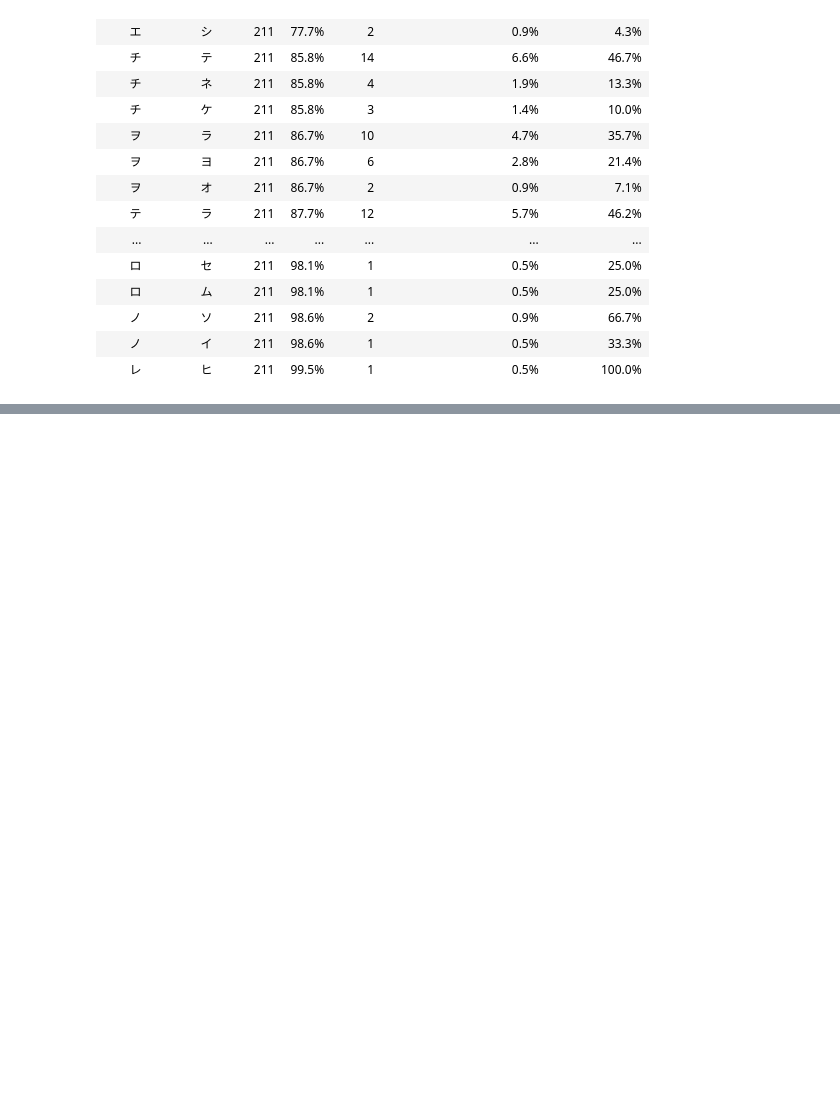
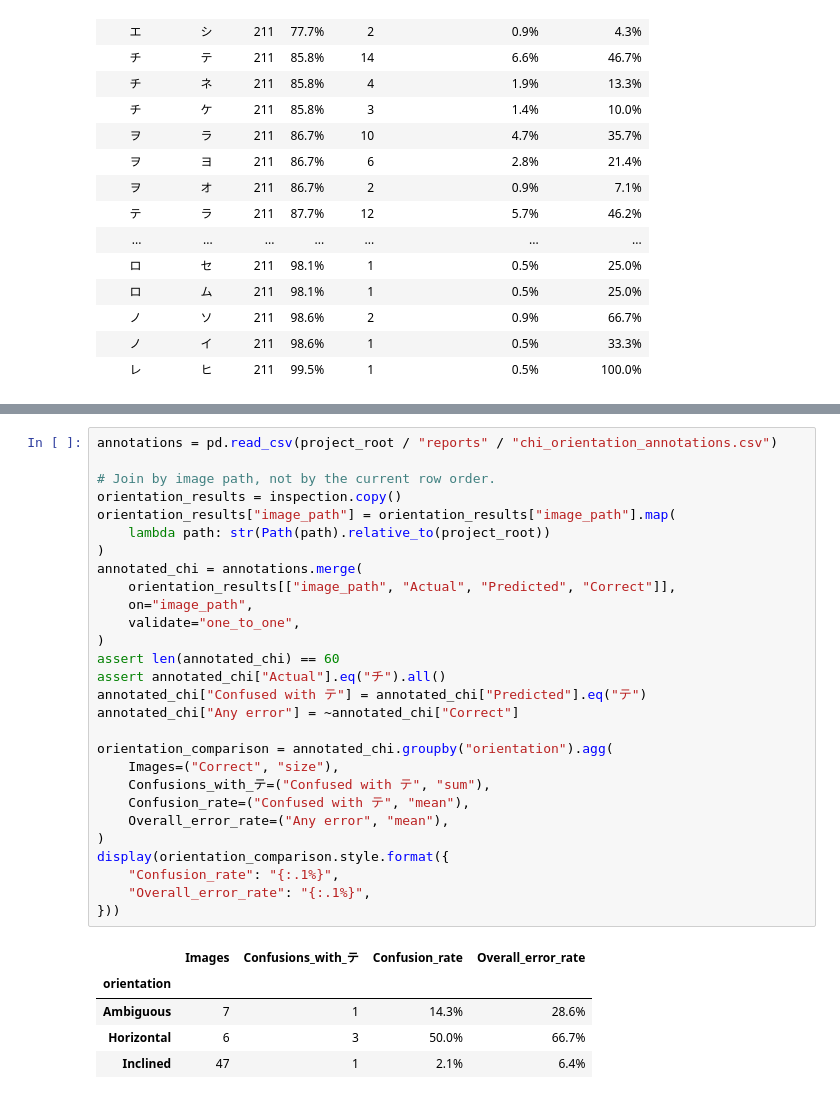
Before and after one commit to nailito/katakana-recognition, a Jupyter notebook: notebooks/04_model_training.ipynb, the cells around one changed output, grey strips where cells are left out. Cells and saved outputs as stored; diff of their text form; blank space fills up the shorter version.

```diff
--- a/notebooks/04_model_training.ipynb
+++ b/notebooks/04_model_training.ipynb
@@ -291,0 +379,34 @@ display(
+# %%
+annotations = pd.read_csv(project_root / "reports" / "chi_orientation_annotations.csv")
+
+# Join by image path, not by the current row order.
+orientation_results = inspection.copy()
+orientation_results["image_path"] = orientation_results["image_path"].map(
+    lambda path: str(Path(path).relative_to(project_root))
+)
+annotated_chi = annotations.merge(
+    orientation_results[["image_path", "Actual", "Predicted", "Correct"]],
+    on="image_path",
+    validate="one_to_one",
+)
+assert len(annotated_chi) == 60
+assert annotated_chi["Actual"].eq("チ").all()
+annotated_chi["Confused with テ"] = annotated_chi["Predicted"].eq("テ")
+annotated_chi["Any error"] = ~annotated_chi["Correct"]
+
+orientation_comparison = annotated_chi.groupby("orientation").agg(
+    Images=("Correct", "size"),
+    Confusions_with_テ=("Confused with テ", "sum"),
+    Confusion_rate=("Confused with テ", "mean"),
+    Overall_error_rate=("Any error", "mean"),
+)
+display(orientation_comparison.style.format({
+    "Confusion_rate": "{:.1%}",
+    "Overall_error_rate": "{:.1%}",
+}))
+# %% [output]
+|  | Images | Confusions_with_テ | Confusion_rate | Overall_error_rate |
+| orientation |  |  |  |  |
+| Ambiguous | 7 | 1 | 14.3% | 28.6% |
+| Horizontal | 6 | 3 | 50.0% | 66.7% |
+| Inclined | 47 | 1 | 2.1% | 6.4% |
```
Also changed, not shown: parts of 3 cells of this notebook, 2 other files.
